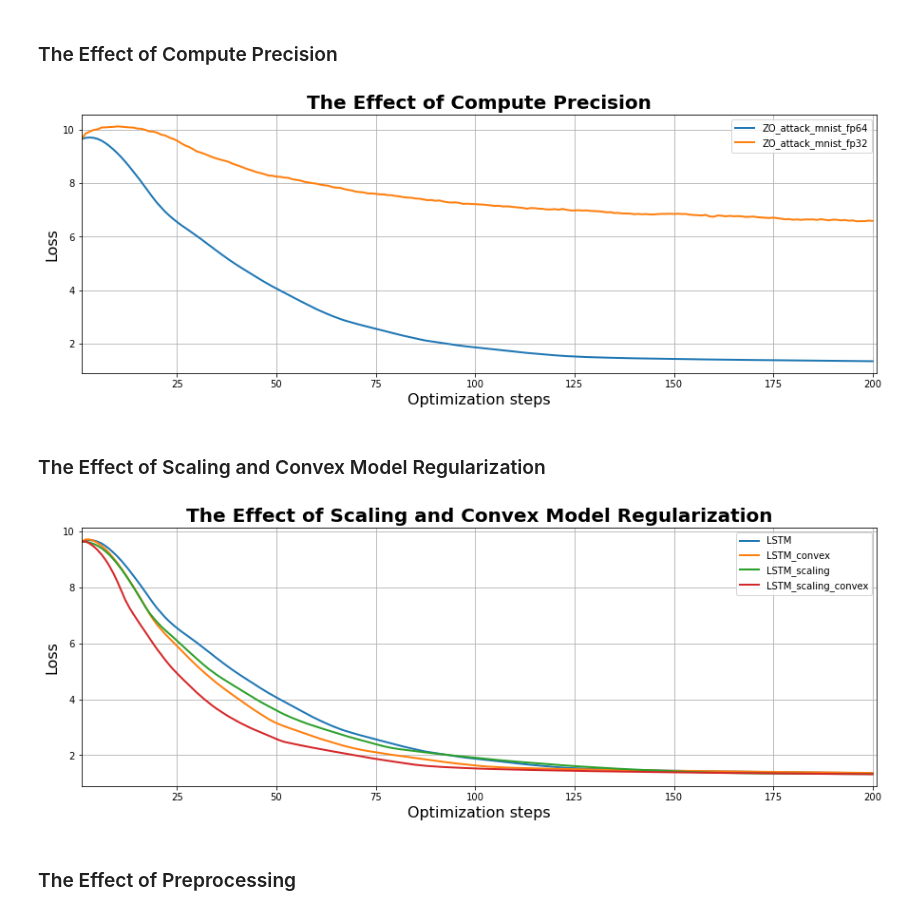
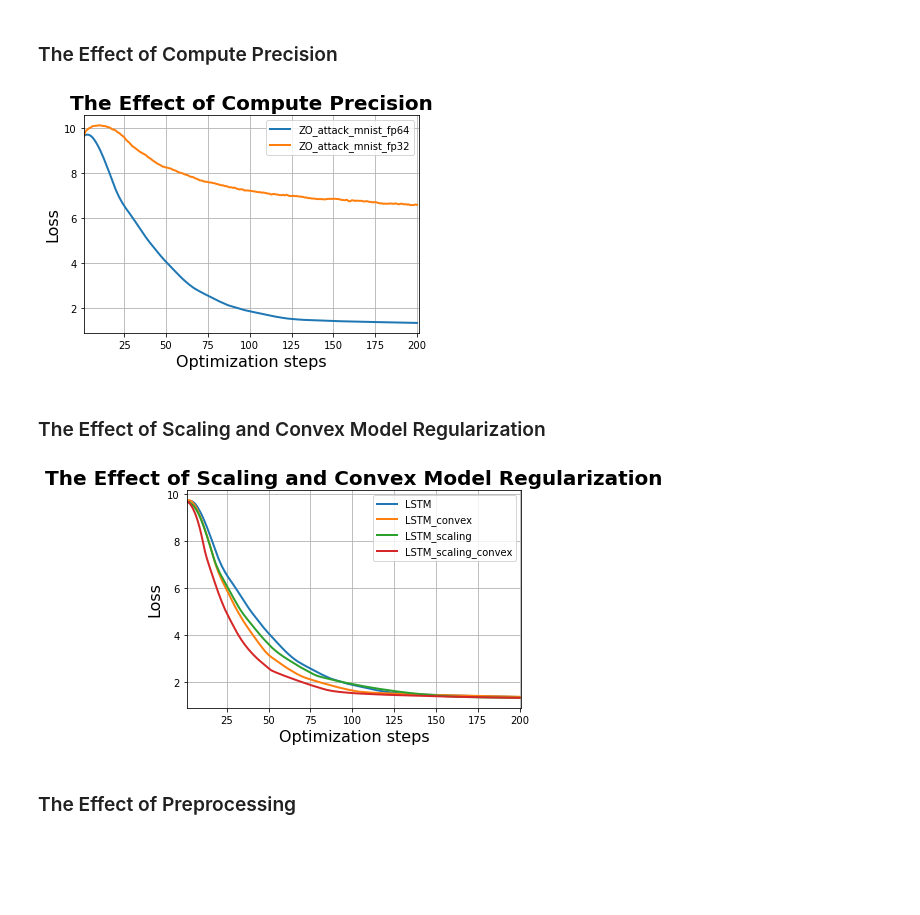
Before and after one commit to akgokce/ZO-L2L, a Jupyter notebook: notebooks/Plotting.ipynb, the cells around one changed output. Drawn from its saved outputs; the diff is of its cells as text; code cells hidden in the pictures; blank space fills up the shorter version.

Commit message:
Figures for the report

```diff
--- a/notebooks/Plotting.ipynb
+++ b/notebooks/Plotting.ipynb
@@ -53,7 +53,7 @@ optimizers = [
 
     # Default models with finite difference
     'ZO_attack_mnist_finite_diff',
-    'VarReduced_ZO_attack_mnist_finite_diff',
+    #'VarReduced_ZO_attack_mnist_finite_diff',
 
     # Full precision
     'ZO_attack_mnist_fp32_test20',
@@ -79,7 +79,7 @@ losses_array = {}
 for opt in optimizers:
     losses[opt] = []
     for filename in filenames:
-        path = os.path.join('output', opt, filename)
+        path = os.path.join('../output', opt, filename)
         data = np.load(path)
         losses[opt].append(data.reshape(10, 200))
 
@@ -108,7 +108,7 @@ for opt in standard_optimizers:
     losses[name] = []
     for i in range(1, 11):
         filename = opt + f'_loss_array_{i}_q_20.npy'
-        path = os.path.join('output/VarReduced_ZO_attack_mnist/', filename)
+        path = os.path.join('../output/VarReduced_ZO_attack_mnist/', filename)
         data = np.load(path)
         losses[name].append(data.reshape(10, 200))
 
@@ -169,20 +169,22 @@ plot_graphs(losses_array, optimizer_names, title=title, optimizer_labels=optimiz
 # %%
 title = 'The Effect of Compute Precision'
 optimizer_names = [
     # Default model
     'ZO_attack_mnist_test20',
 
     # Full precision
     'ZO_attack_mnist_fp32_test20',
 ]
 optimizer_labels = [
     'ZO_attack_mnist_fp64',
     'ZO_attack_mnist_fp32'
 ]
+save_path = '../figures/precision.pdf'
+figsize= (6,4)
 
-plot_graphs(losses_array, optimizer_names, title=title, optimizer_labels=optimizer_labels, save_path=None)
+plot_graphs(losses_array, optimizer_names, title=title, optimizer_labels=optimizer_labels, figsize=figsize, save_path=save_path)
 # %% [output]
-[figure, old version]
+[figure, new version]
 # %% [markdown]
 ### The Effect of Scaling and Convex Model Regularization
 # %%
@@ -198,9 +200,12 @@ optimizer_names = [
 ]
 optimizer_labels = [set_opt_titles(opt_name) for opt_name in optimizer_names]
 
-plot_graphs(losses_array, optimizer_names, title=title, optimizer_labels=optimizer_labels, save_path=None)
+save_path = '../figures/scaling_convex.pdf'
+figsize= (6,4)
+
+plot_graphs(losses_array, optimizer_names, title=title, optimizer_labels=optimizer_labels, figsize=figsize, save_path=save_path)
 # %% [output]
-[figure, old version]
+[figure, new version]
 # %% [markdown]
 ### The Effect of Preprocessing
 # %%
```
Also changed, not shown: parts of 2 cells of this notebook, 3 other files.
